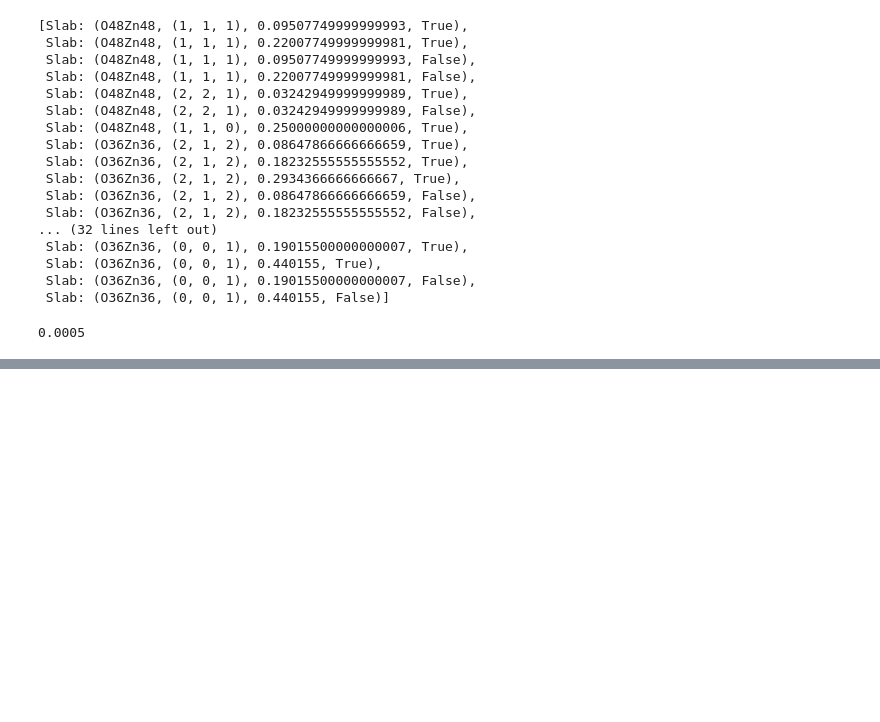
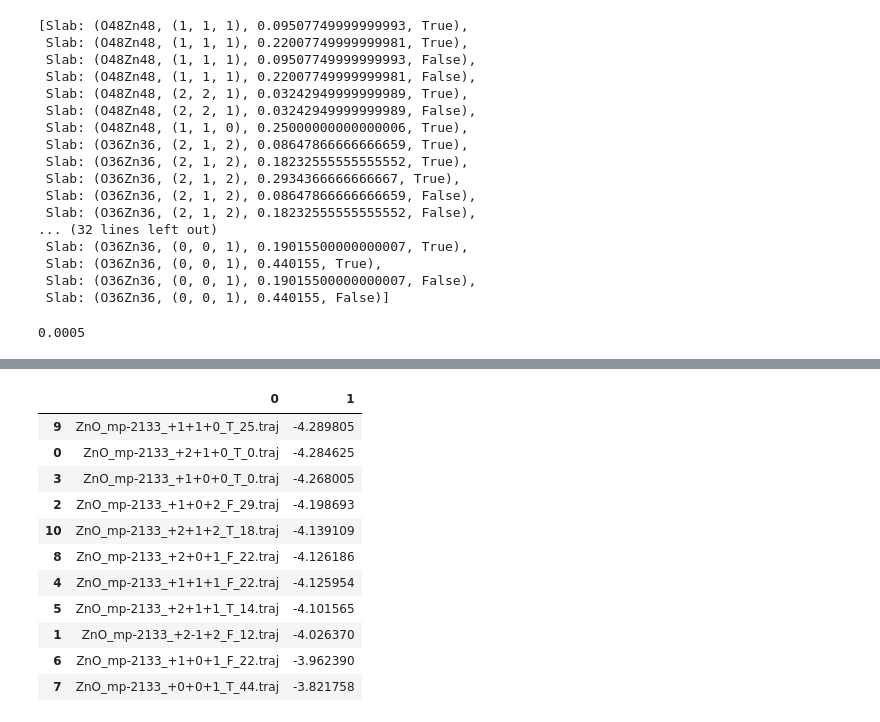
Before and after one commit to prajwal-pisal/OCP_input_creation, a Jupyter notebook: testing_debugging.ipynb, the cells around one changed output, grey strips where cells are left out. Drawn from its saved outputs; the diff is of its cells as text; code cells hidden in the pictures; blank space fills up the shorter version.

```diff
--- a/testing_debugging.ipynb
+++ b/testing_debugging.ipynb
@@ -324,0 +348,7 @@ yml['optim']['lr_initial']
+# %%
+from input_gen import BestSurfaces
+
+path_to_slabs = "/scratch/project_2005750/Surf_adsorprion_energy_calc_OCP/ZnO_mp-2133_OCP22/slabs"
+material_id = "ZnO_mp-2133"
+best_surfaces = BestSurfaces(path_to_slabs=path_to_slabs,
+                                material_id=material_id)
@@ -324,0 +375,18 @@ yml['optim']['lr_initial']
+# %%
+import pandas as pd
+
+best_surfaces_df = pd.read_csv(os.path.join(path_to_slabs, 'best_surfaces.txt'), header=None, delimiter=" ")
+best_surfaces_df.sort_values(by=1)
+# %% [output]
+|  | 0 | 1 |
+| 9 | ZnO_mp-2133_+1+1+0_T_25.traj | -4.289805 |
+| 0 | ZnO_mp-2133_+2+1+0_T_0.traj | -4.284625 |
+| 3 | ZnO_mp-2133_+1+0+0_T_0.traj | -4.268005 |
+| 2 | ZnO_mp-2133_+1+0+2_F_29.traj | -4.198693 |
+| 10 | ZnO_mp-2133_+2+1+2_T_18.traj | -4.139109 |
+| 8 | ZnO_mp-2133_+2+0+1_F_22.traj | -4.126186 |
+| 4 | ZnO_mp-2133_+1+1+1_F_22.traj | -4.125954 |
+| 5 | ZnO_mp-2133_+2+1+1_T_14.traj | -4.101565 |
+| 1 | ZnO_mp-2133_+2-1+2_F_12.traj | -4.026370 |
+| 6 | ZnO_mp-2133_+1+0+1_F_22.traj | -3.962390 |
+| 7 | ZnO_mp-2133_+0+0+1_T_44.traj | -3.821758 |
```
Also changed, not shown: parts of 21 cells of this notebook, 4 other files.
